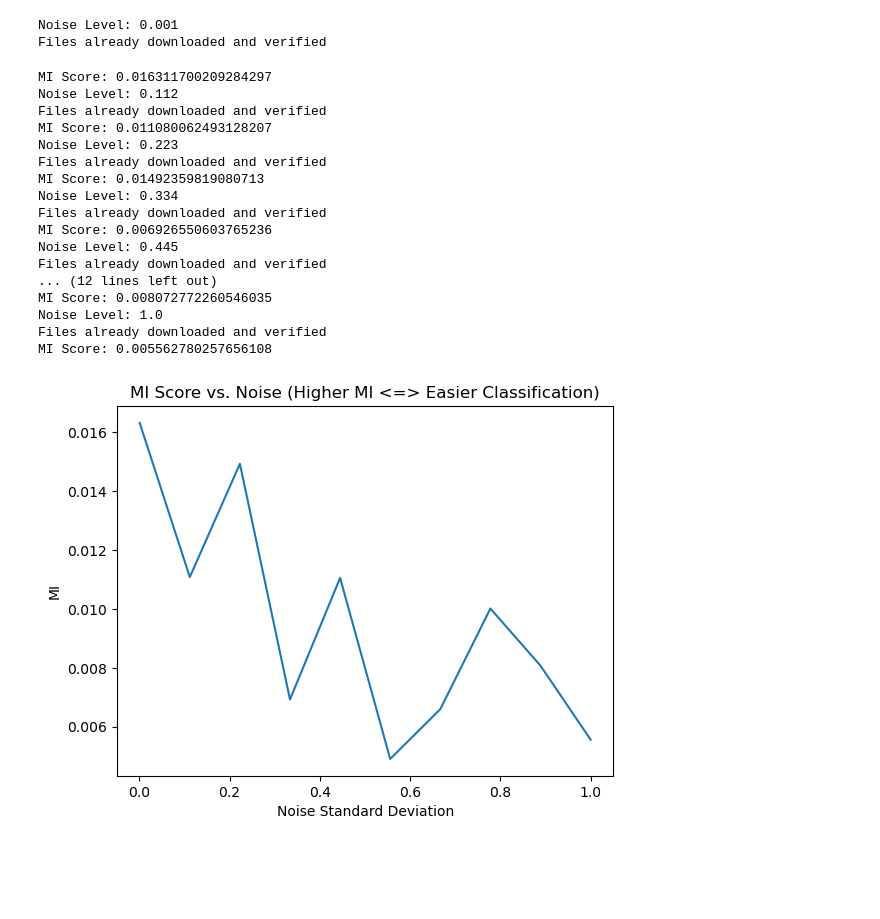
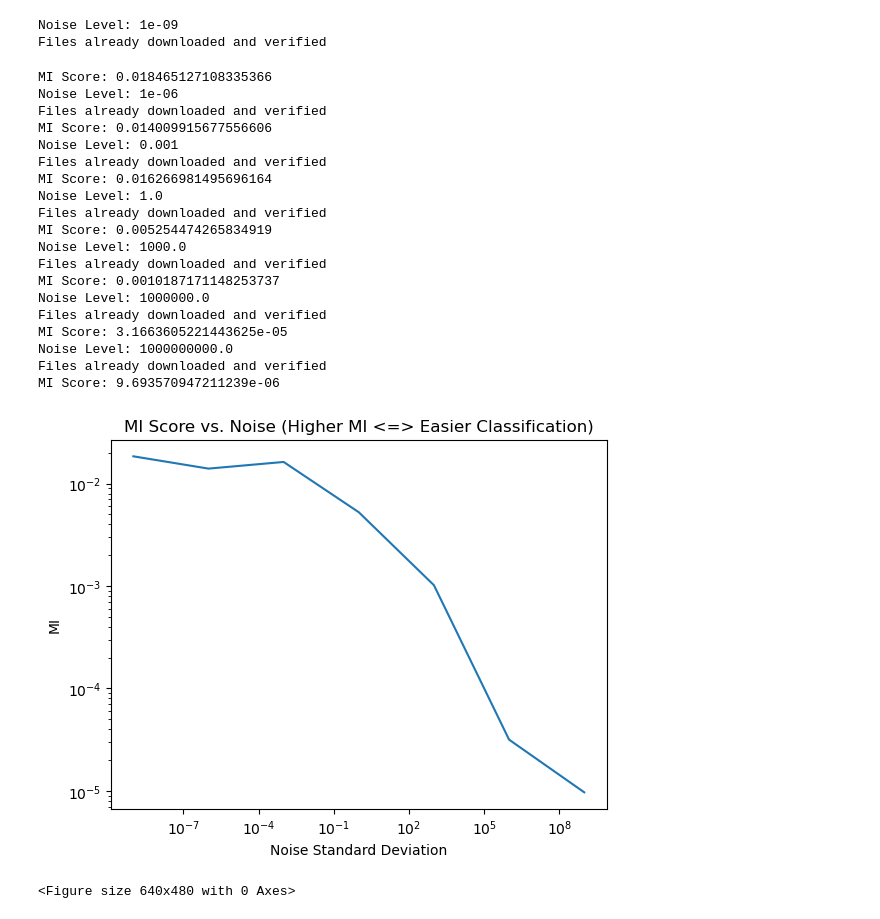
Before and after one commit to liamfdoherty/mi-capacity, a Jupyter notebook: information_capacity_noise_effect.ipynb, the cells around one changed output. Cells and saved outputs as stored; diff of their text form; code cells hidden in the pictures; blank space fills up the shorter version.

Commit message:
updates to noise effect notebook

```diff
--- a/information_capacity_noise_effect.ipynb
+++ b/information_capacity_noise_effect.ipynb
@@ -34,7 +34,7 @@ class Net_CIFAR10(nn.Module):
 # %%
 criterion = nn.CrossEntropyLoss(reduction = "none")
 # %%
-noise_levels = np.logspace(1e-6, 1e0, 10)
+noise_levels = [1e-9, 1e-6, 1e-3, 1e0, 1e3, 1e6, 1e9]
 mi_values = []
 for noise_level in noise_levels:
     print(f"Noise Level: {noise_level}")
@@ -54,35 +54,43 @@ for noise_level in noise_levels:
     trainloader_cifar10 = torch.utils.data.DataLoader(trainset_cifar10, batch_size = batch_size, shuffle = True, num_workers = 2)
 
     example_set = next(iter(trainloader_cifar10))[0]
+    grid = torchvision.utils.make_grid(example_set, nrow = 4)
+    torchvision.utils.save_image(grid, f"example_noisy_cifar10_exponential/cifar10_images_std_{noise_level}.png")
 
     mi_score = task_complexity.compute_complexity(Net_CIFAR10, 10, trainloader_cifar10, criterion, n_bins = 100)
     print(f"MI Score: {mi_score}")
     mi_values.append(mi_score)
 # %% [output]
-Noise Level: 0.001
+Noise Level: 1e-09
 Files already downloaded and verified
-MI Score: 0.016311700209284297
-Noise Level: 0.112
+MI Score: 0.018465127108335366
+Noise Level: 1e-06
 Files already downloaded and verified
-MI Score: 0.011080062493128207
-Noise Level: 0.223
+MI Score: 0.014009915677556606
+Noise Level: 0.001
 Files already downloaded and verified
-MI Score: 0.01492359819080713
-Noise Level: 0.334
-Files already downloaded and verified
-MI Score: 0.006926550603765236
-Noise Level: 0.445
-Files already downloaded and verified
-... (12 lines left out)
-MI Score: 0.008072772260546035
+MI Score: 0.016266981495696164
 Noise Level: 1.0
 Files already downloaded and verified
-MI Score: 0.005562780257656108
+MI Score: 0.005254474265834919
+Noise Level: 1000.0
+Files already downloaded and verified
+MI Score: 0.0010187171148253737
+Noise Level: 1000000.0
+Files already downloaded and verified
+MI Score: 3.1663605221443625e-05
+Noise Level: 1000000000.0
+Files already downloaded and verified
+MI Score: 9.693570947211239e-06
 # %%
 plt.plot(noise_levels, mi_values)
 plt.title("MI Score vs. Noise (Higher MI <=> Easier Classification)")
+plt.xscale("log")
+plt.yscale("log")
 plt.xlabel("Noise Standard Deviation")
 plt.ylabel("MI")
 plt.show()
+plt.savefig("figures/noise_effect.png")
 # %% [output]
-[figure, old version]
+[figure, new version]
+<Figure size 640x480 with 0 Axes>
```
Also changed, not shown: 10 other files.
